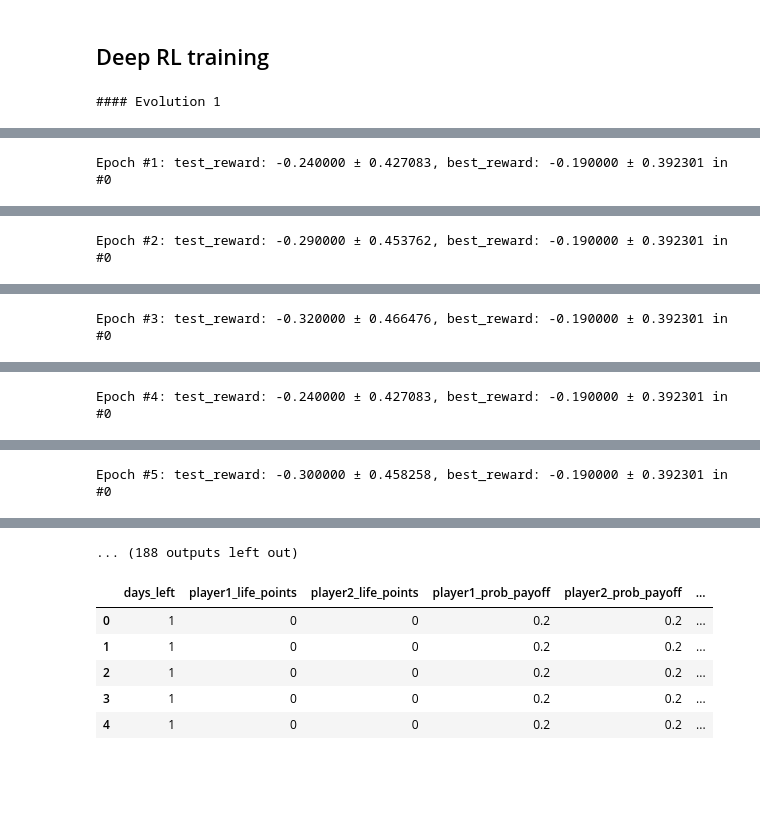
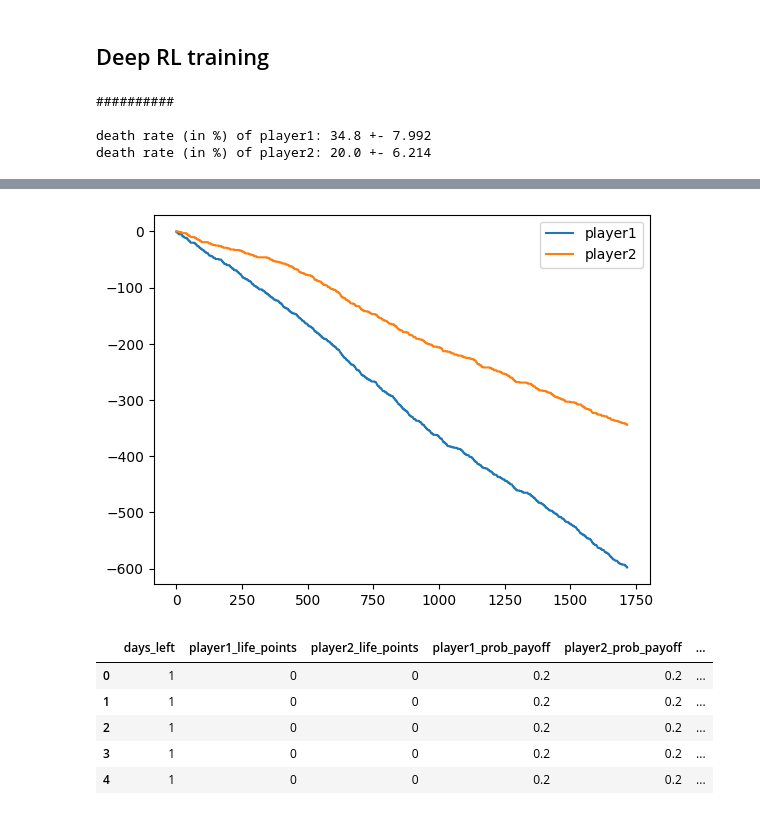
Before and after one commit to faizankshaikh/HomMul, a Jupyter notebook: experiments/trial1.ipynb, the cells around one changed output, grey strips where cells are left out. Cells and saved outputs as stored; diff of their text form; code cells hidden in the pictures; blank space fills up the shorter version.

```diff
--- a/experiments/trial1.ipynb
+++ b/experiments/trial1.ipynb
@@ -933,8 +953,8 @@ for evolution in range(10):
         max_epoch=20,
         step_per_epoch=1000,
         step_per_collect=50,
-        episode_per_test=100,
-        batch_size=64,
+        episode_per_test=1000,
+        batch_size=512,
         train_fn=train_fn,
         test_fn=test_fn,
         stop_fn=stop_fn,
@@ -980,4 +1000,7 @@ for evolution in range(10):
 
     print()
 # %% [output]
-#### Evolution 1
+##########
+
+death rate (in %) of player1: 34.8 +- 7.992
+death rate (in %) of player2: 20.0 +- 6.214
@@ -985 +1006,0 @@ Epoch #1: 1001it [00:03, 308.85it/s, env_step=1000, len=2, n/ep=18, n/st=50, pla
-Epoch #1: test_reward: -0.240000 ± 0.427083, best_reward: -0.190000 ± 0.392301 in #0
@@ -987 +1006,0 @@ Epoch #2: 1001it [00:01, 663.37it/s, env_step=2000, len=3, n/ep=16, n/st=50, pla
-Epoch #2: test_reward: -0.290000 ± 0.453762, best_reward: -0.190000 ± 0.392301 in #0
@@ -989 +1006,0 @@ Epoch #3: 1001it [00:01, 700.86it/s, env_step=3000, len=3, n/ep=18, n/st=50, pla
-Epoch #3: test_reward: -0.320000 ± 0.466476, best_reward: -0.190000 ± 0.392301 in #0
@@ -991 +1006,0 @@ Epoch #4: 1001it [00:01, 686.06it/s, env_step=4000, len=3, n/ep=15, n/st=50, pla
-Epoch #4: test_reward: -0.240000 ± 0.427083, best_reward: -0.190000 ± 0.392301 in #0
@@ -993 +1006,0 @@ Epoch #5: 1001it [00:01, 709.62it/s, env_step=5000, len=3, n/ep=16, n/st=50, pla
-Epoch #5: test_reward: -0.300000 ± 0.458258, best_reward: -0.190000 ± 0.392301 in #0
@@ -995,4 +1007,4 @@ Epoch #6: 1001it [00:01, 630.89it/s, env_step=6000, len=2, n/ep=19, n/st=50, pla
-... (188 outputs left out)
+[figure, added]
 # %%
 #@title Save Policy as CSV
 
```
Also changed, not shown: parts of 20 cells of this notebook.
